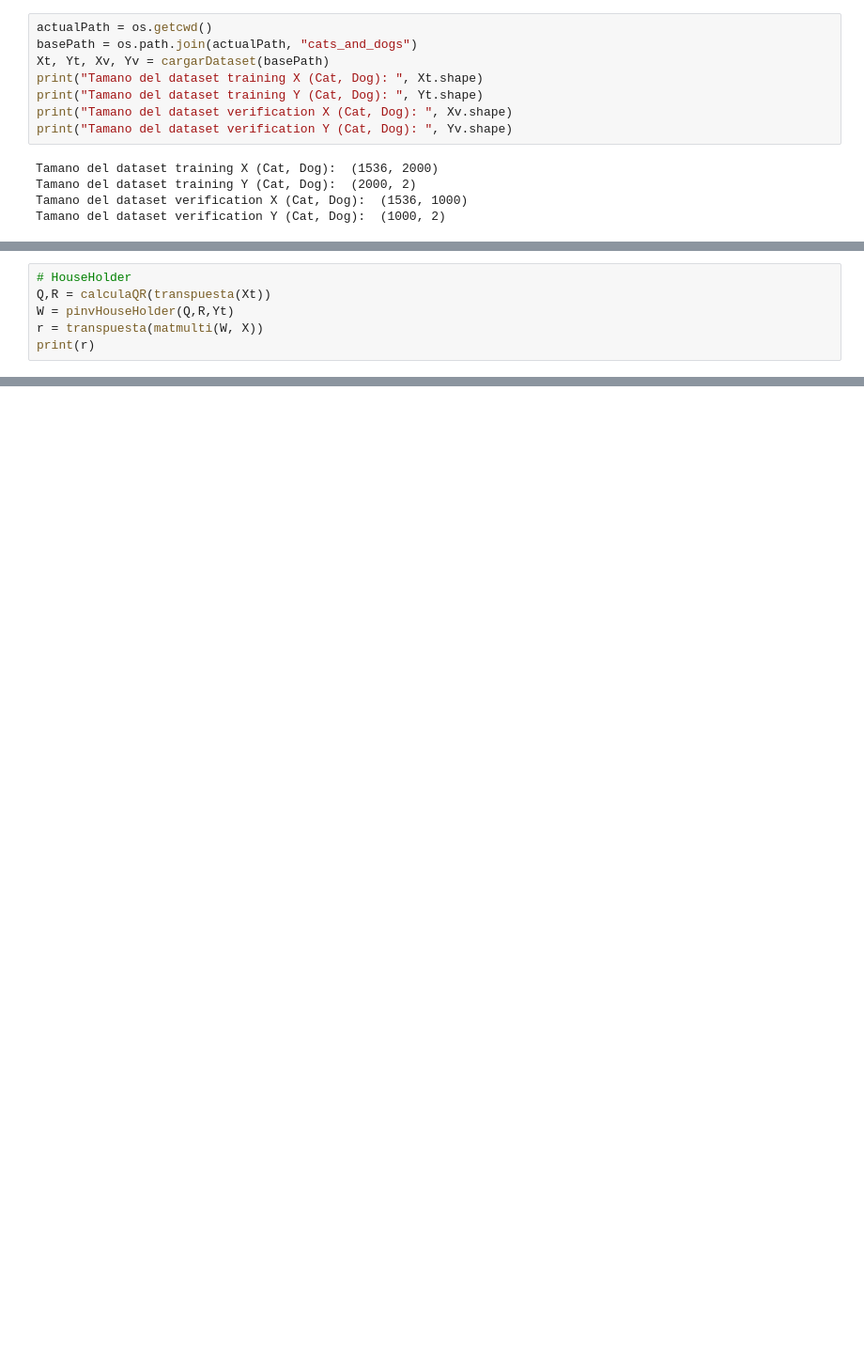
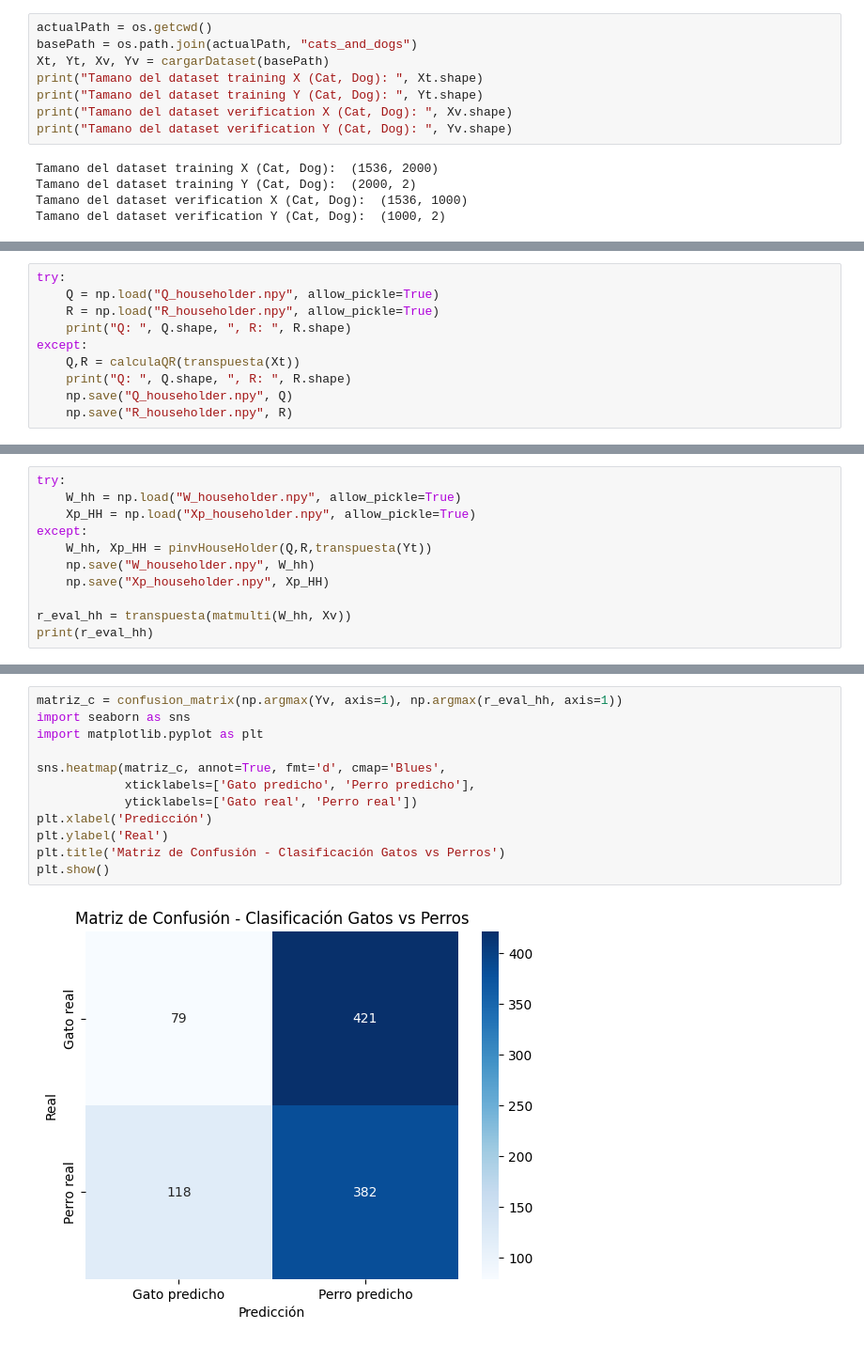
Before and after one commit to NicolasMarchetto/ALC, a Jupyter notebook: notebook.ipynb, the cells around one changed output, grey strips where cells are left out. Shown: that part at 94% size. Cells and saved outputs as stored; diff of their text form; blank space fills up the shorter version.

```diff
--- a/notebook.ipynb
+++ b/notebook.ipynb
@@ -185,7 +146,11 @@ print(r_eval)
 # %%
-# HouseHolder
-Q,R = calculaQR(transpuesta(Xt))
-W = pinvHouseHolder(Q,R,Yt)
-r = transpuesta(matmulti(W, X))
-print(r)
+try:
+    Q = np.load("Q_householder.npy", allow_pickle=True)
+    R = np.load("R_householder.npy", allow_pickle=True)
+    print("Q: ", Q.shape, ", R: ", R.shape)
+except:
+    Q,R = calculaQR(transpuesta(Xt))
+    print("Q: ", Q.shape, ", R: ", R.shape)
+    np.save("Q_householder.npy", Q)
+    np.save("R_householder.npy", R)
 # %% [output]
@@ -192,0 +158,11 @@ KeyboardInterrupt:
+# %%
+try:
+    W_hh = np.load("W_householder.npy", allow_pickle=True)
+    Xp_HH = np.load("Xp_householder.npy", allow_pickle=True)
+except:
+    W_hh, Xp_HH = pinvHouseHolder(Q,R,transpuesta(Yt))
+    np.save("W_householder.npy", W_hh)
+    np.save("Xp_householder.npy", Xp_HH)
+
+r_eval_hh = transpuesta(matmulti(W_hh, Xv))
+print(r_eval_hh)
@@ -193,3 +194,17 @@ KeyboardInterrupt:
+# %%
+matriz_c = confusion_matrix(np.argmax(Yv, axis=1), np.argmax(r_eval_hh, axis=1))
+import seaborn as sns
+import matplotlib.pyplot as plt
+
+sns.heatmap(matriz_c, annot=True, fmt='d', cmap='Blues',
+            xticklabels=['Gato predicho', 'Perro predicho'],
+            yticklabels=['Gato real', 'Perro real'])
+plt.xlabel('Predicción')
+plt.ylabel('Real')
+plt.title('Matriz de Confusión - Clasificación Gatos vs Perros')
+plt.show()
+# %% [output]
+[figure, added]
 # %%
 Q,R = calculaQR(transpuesta(Xt),'GS')
 W = pinvGramSchmidt(Q,R,Yt)
```
Also changed, not shown: parts of 22 cells of this notebook, 9 other files.
